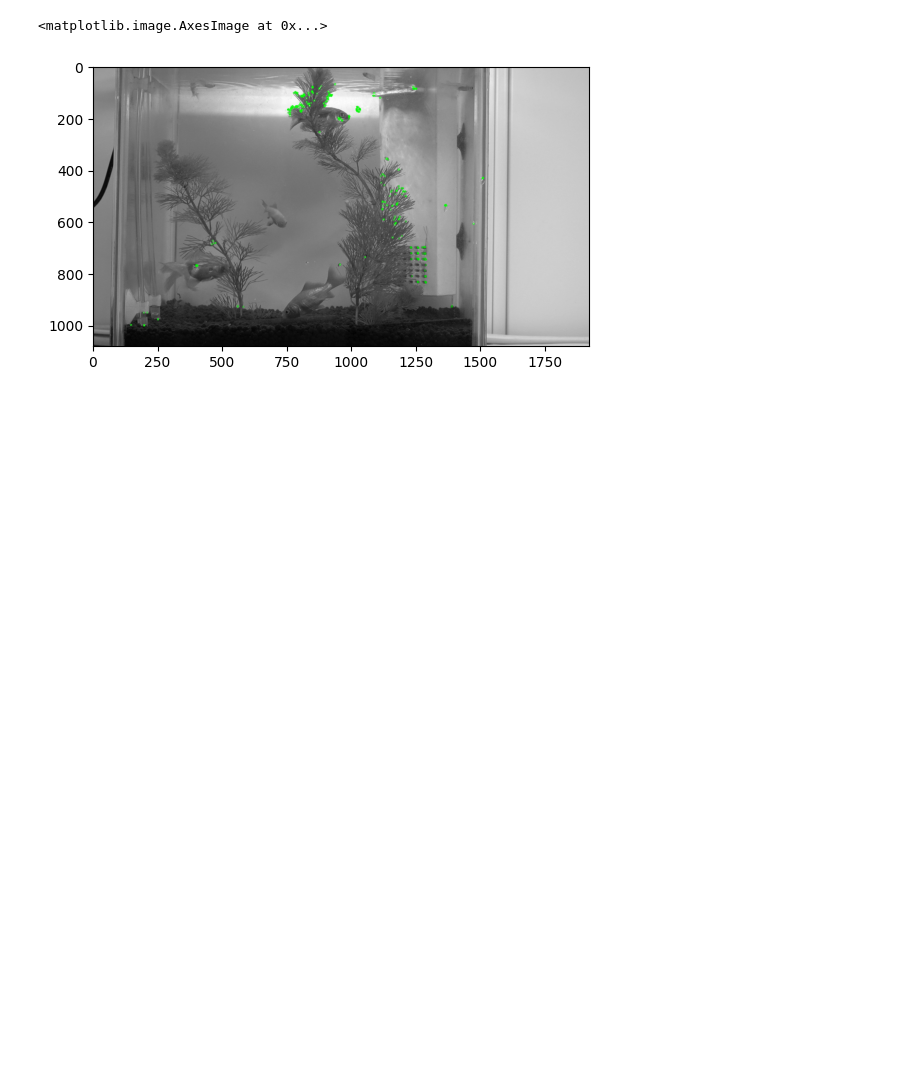
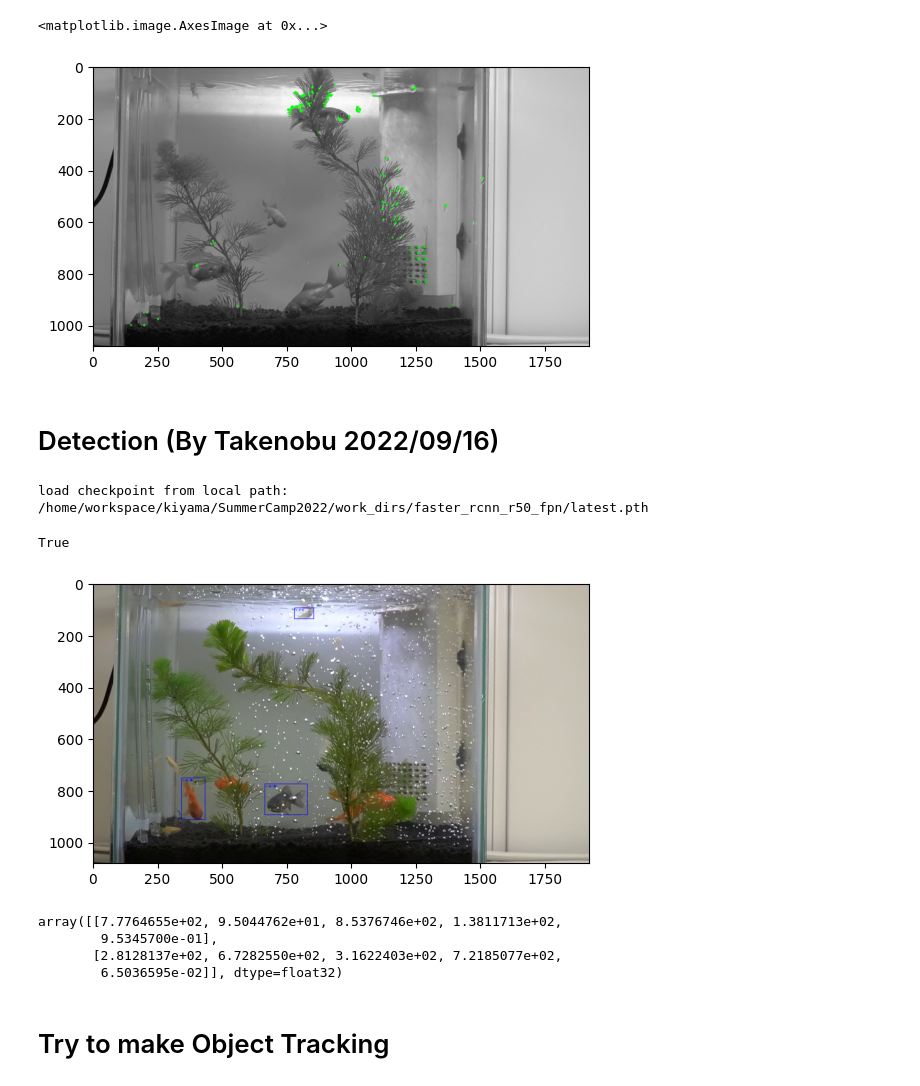
Before and after one commit to Pragyanstha/SummerCamp2022, a Jupyter notebook: notebooks/detection.ipynb, the cells around one changed output. Drawn from its saved outputs; the diff is of its cells as text; code cells hidden in the pictures; blank space fills up the shorter version.

```diff
--- a/notebooks/detection.ipynb
+++ b/notebooks/detection.ipynb
@@ -39,3 +39,5 @@ plt.imshow(img2)
 # %% [output]
 <matplotlib.image.AxesImage at 0x...>
 [figure]
+# %% [markdown]
+# Detection (By Takenobu 2022/09/16)
@@ -41,0 +53,29 @@ plt.imshow(img2)
+# %%
+
+model = init_detector('/home/workspace/kiyama/SummerCamp2022/configs/faster_rcnn_r50_fpn.py', '/home/workspace/kiyama/SummerCamp2022/work_dirs/faster_rcnn_r50_fpn/latest.pth', device="cuda:1")
+result_dir = '/home/workspace/kiyama/SummerCamp2022/notebooks'
+score_th = 0.5
+img = imageio.imread('/home/workspace/kiyama/SummerCamp2022/data/train/images/frame_000106.PNG')
+result = inference_detector(model, img)
+# print(result)
+#plt.imshow(img)
+det_img = draw_bb(img, result, score_th)
+det_img2 = cv2.cvtColor(det_img, cv2.COLOR_BGR2RGB)
+plt.imshow(det_img2)
+cv2.imwrite('/home/workspace/kiyama/SummerCamp2022/notebooks/test.png',det_img)
+# %% [output]
+load checkpoint from local path: /home/workspace/kiyama/SummerCamp2022/work_dirs/faster_rcnn_r50_fpn/latest.pth
+True
+[figure, added]
+# %%
+# Check the result format
+from pprint import pprint
+# pprint(type(result[0]))
+pprint(result[0])
+# %% [output]
+array([[7.7764655e+02, 9.5044762e+01, 8.5376746e+02, 1.3811713e+02,
+        9.5345700e-01],
+       [2.8128137e+02, 6.7282550e+02, 3.1622403e+02, 7.2185077e+02,
+        6.5036595e-02]], dtype=float32)
+# %% [markdown]
+# Try to make Object Tracking
```
Also changed, not shown: parts of 3 cells of this notebook, 10 other files.
